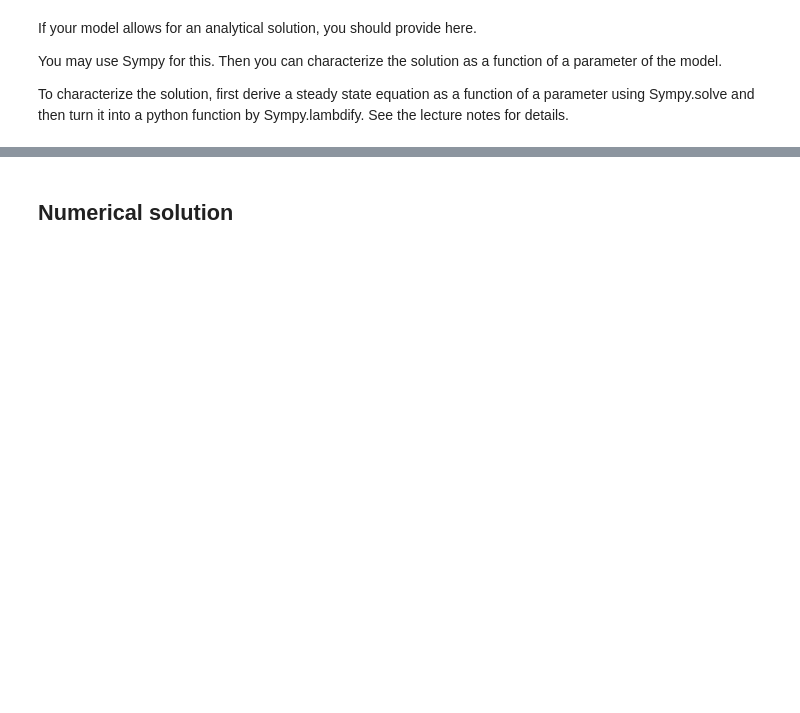
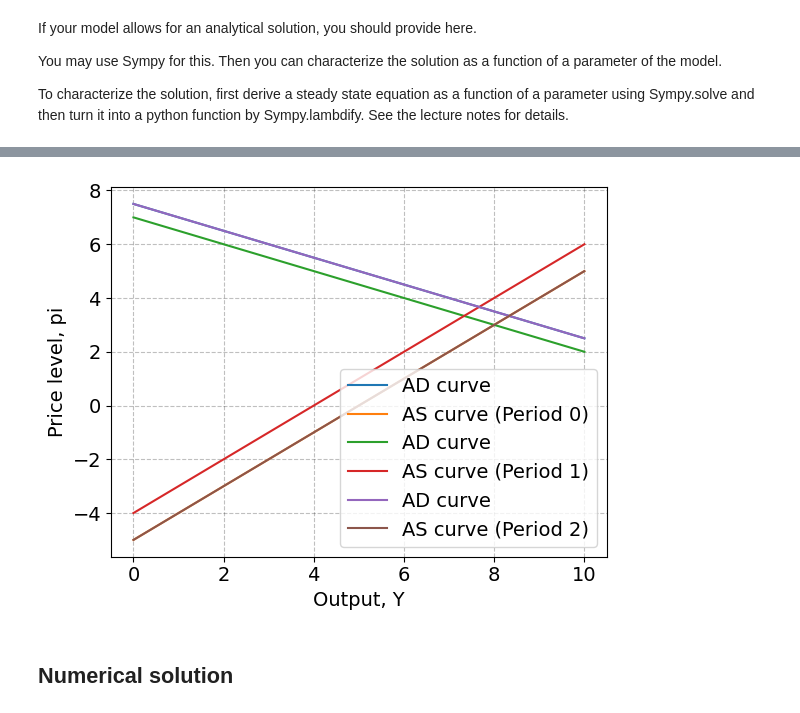
Before and after one commit to NumEconCopenhagen/projects-2023-lnp953, a Jupyter notebook: modelproject/modelproject.ipynb, the cells around one changed output, grey strips where cells are left out. Drawn from its saved outputs; the diff is of its cells as text; code cells hidden in the pictures; blank space fills up the shorter version.

```diff
--- a/modelproject/modelproject.ipynb
+++ b/modelproject/modelproject.ipynb
@@ -50,3 +172,54 @@ To characterize the solution, first derive a steady state equation as a function
+# %%
+# Define parameters
+alpha_1 = 1
+alpha_2 = 1
+h = 1
+b = 1
+gamma = 1
+s_0 = 0  # initial supply shock
+s_1 = 1  # temporary negative supply shock in period 1
+s_2 = 0  # return to initial equilibrium in period 2
+
+# Define functions for AD and AS curves
+def AD(Y, pi, pi_star, g, Y_bar):
+    z = (alpha_1 / (1 + alpha_2 * b)) * (g - Y_bar)
+    alpha = (alpha_2 * h) / (1 + alpha_2 * b)
+    return Y_bar + z - alpha * (pi - pi_star)
+
+def AS(Y, pi, pi_1, s, Y_bar):
+    return pi_1 + gamma * (Y - Y_bar) + s
+
+# Define periods
+periods = ['Period 0', 'Period 1', 'Period 2']
+
+# Define shocks for each period
+s = [s_0, s_1, s_2]
+
+# Define initial values for Y and pi
+Y_0 = 5
+pi_0 = 0
+
+# Define container for Y and pi values for each period
+Y_vals = np.zeros((len(periods), 100))
+pi_vals = np.zeros((len(periods), 100))
+
+# Calculate Y and pi values for each period
+for i in range(len(periods)):
+    Y_vals[i] = np.linspace(0, 10, 100)
+    pi_vals[i] = AS(Y_vals[i], pi_0, pi_0, s[i], Y_0)
+
+# Plot AD and AS curves for each period
+for i in range(len(periods)):
+    AD_curve = AD(Y_vals[i], pi_vals[i], 0, 5, 5)
+    AS_curve = AS(Y_vals[i], pi_vals[i], 0, s[i], 5)
+    plt.plot(Y_vals[i], AD_curve, label='AD curve')
+    plt.plot(Y_vals[i], AS_curve, label='AS curve ({})'.format(periods[i]))
+plt.xlabel('Output, Y')
+plt.ylabel('Price level, pi')
+plt.legend()
+plt.show()
+# %% [output]
+[figure, added]
 # %% [markdown]
 ## Numerical solution
 # %% [markdown]
```
Also changed, not shown: parts of 12 cells of this notebook.
